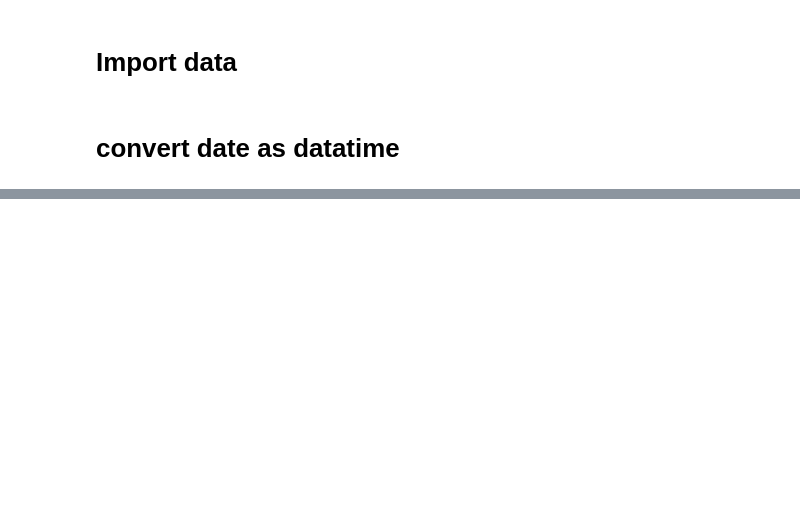
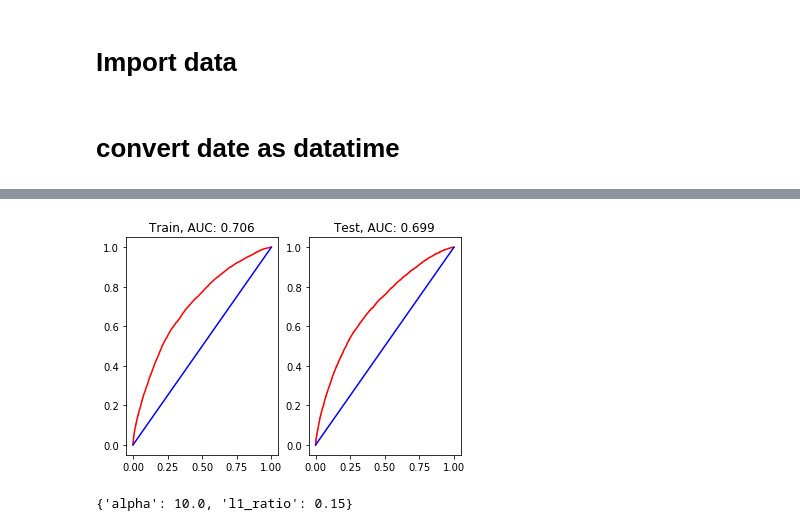
Before and after one commit to Hich69/ATP_Matches, a Jupyter notebook: notebook/ATP_Matches.ipynb, the cells around one changed output, grey strips where cells are left out. Cells and saved outputs as stored; diff of their text form; code cells hidden in the pictures; blank space fills up the shorter version.

```diff
--- a/notebook/ATP_Matches.ipynb
+++ b/notebook/ATP_Matches.ipynb
@@ -177,0 +131,2 @@ Name: winner_name, Length: 13952, dtype: int64
+# %%
+df_surface = dfe.surface.str.get_dummies()
@@ -177,0 +232,4 @@ Name: winner_name, Length: 13952, dtype: int64
+# %%
+dfm = dfe[["target","j0_rank_points","j1_rank_points","j0_age","j1_age"]]
+dfm[df_surface.columns] = df_surface
+dfm.head()
@@ -177,0 +253,3 @@ Name: winner_name, Length: 13952, dtype: int64
+# %%
+lr = logisticRegression(data=dfm,seed=9,random_sample=0.5)
+lr.split(0.4)
@@ -177,0 +274,8 @@ Name: winner_name, Length: 13952, dtype: int64
+# %%
+_ = lr.rocCurve()
+# %% [output]
+[figure, added]
+# %%
+lr.lr.best_params_
+# %% [output]
+{'alpha': 10.0, 'l1_ratio': 0.15}
```
Also changed, not shown: parts of 33 cells of this notebook, 1 other file.
